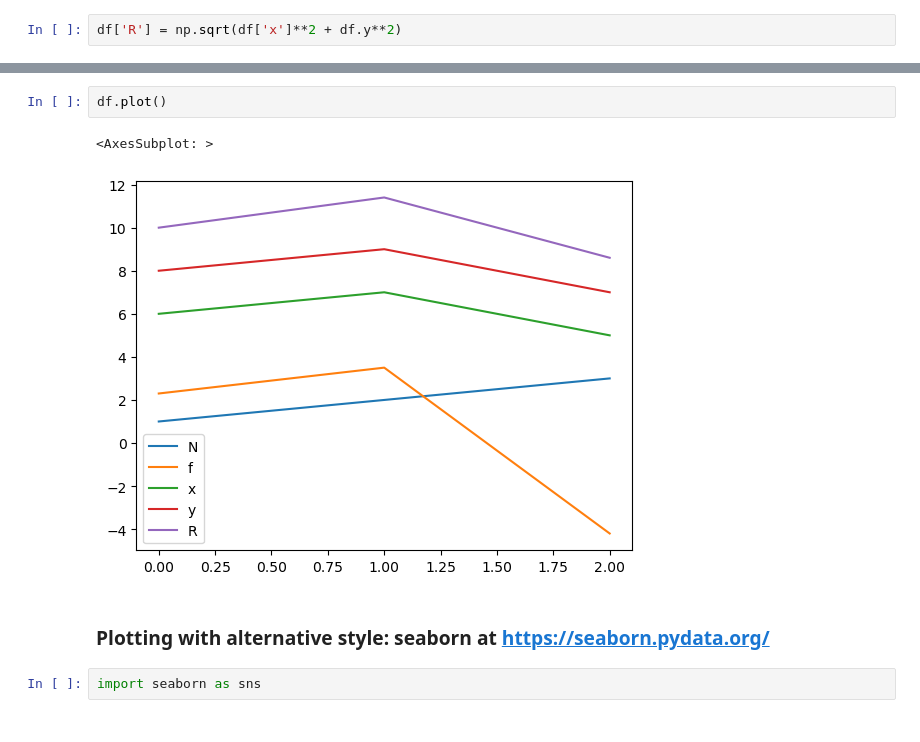
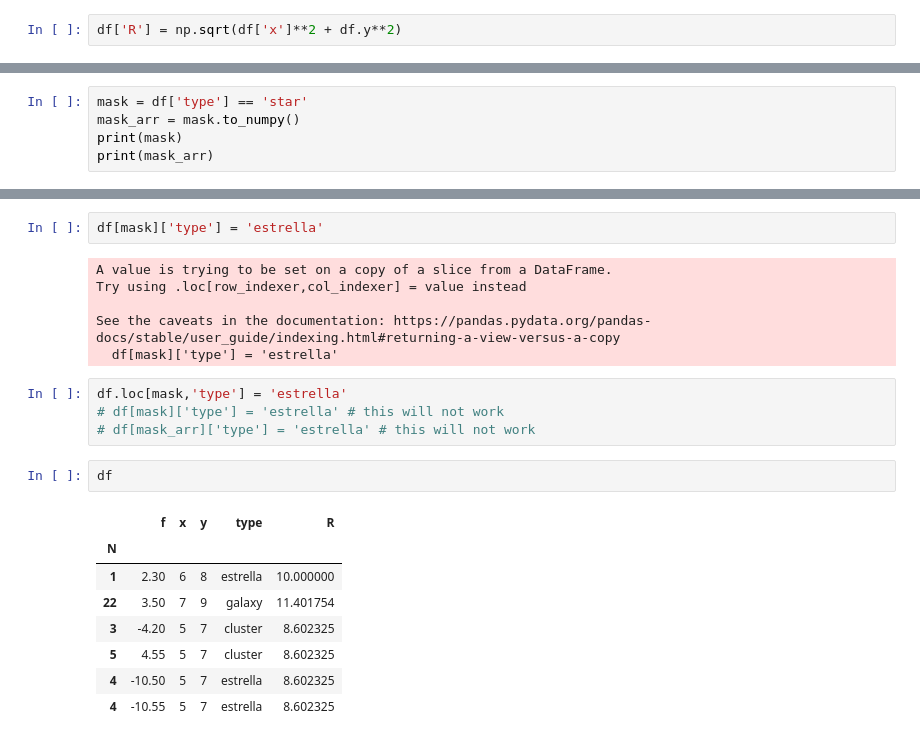
Before and after one commit to Morisset/Python-lectures-Notebooks, a Jupyter notebook: Notebooks/Useful_libraries.ipynb, the cells around one changed output, grey strips where cells are left out. Saved outputs shown, nothing was run; the diff lists cells and outputs as text.

```diff
--- a/Notebooks/Useful_libraries.ipynb
+++ b/Notebooks/Useful_libraries.ipynb
@@ -512,0 +539,5 @@ df['R'] = np.sqrt(df['x']**2 + df.y**2)
+# %%
+mask = df['type'] == 'star'
+mask_arr = mask.to_numpy()
+print(mask)
+print(mask_arr)
@@ -513,9 +554,23 @@ df['R'] = np.sqrt(df['x']**2 + df.y**2)
+# %%
+df[mask]['type'] = 'estrella'
+# %% [output]
+A value is trying to be set on a copy of a slice from a DataFrame.
+Try using .loc[row_indexer,col_indexer] = value instead
+
+See the caveats in the documentation: https://pandas.pydata.org/pandas-docs/stable/user_guide/indexing.html#returning-a-view-versus-a-copy
+  df[mask]['type'] = 'estrella'
+# %%
+df.loc[mask,'type'] = 'estrella'
+# df[mask]['type'] = 'estrella' # this will not work
+# df[mask_arr]['type'] = 'estrella' # this will not work
 # %%
-df.plot()
+df
 # %% [output]
-<AxesSubplot: >
-[figure, removed]
+|  | f | x | y | type | R |
+| N |  |  |  |  |  |
+| 1 | 2.30 | 6 | 8 | estrella | 10.000000 |
+| 22 | 3.50 | 7 | 9 | galaxy | 11.401754 |
+| 3 | -4.20 | 5 | 7 | cluster | 8.602325 |
+| 5 | 4.55 | 5 | 7 | cluster | 8.602325 |
+| 4 | -10.50 | 5 | 7 | estrella | 8.602325 |
+| 4 | -10.55 | 5 | 7 | estrella | 8.602325 |
-# %% [markdown]
-### Plotting with alternative style: seaborn at https://seaborn.pydata.org/
-# %%
-import seaborn as sns
```
Also changed, not shown: parts of 59 cells of this notebook, 2 other files.
